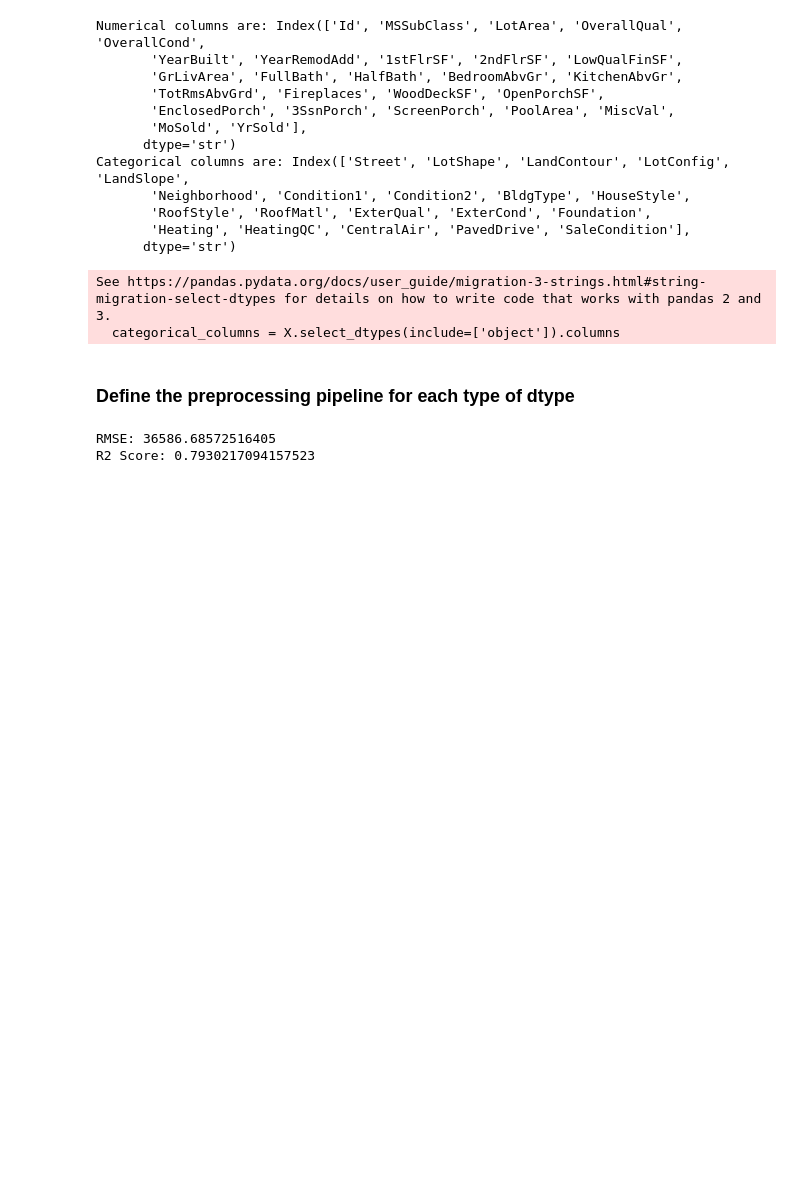
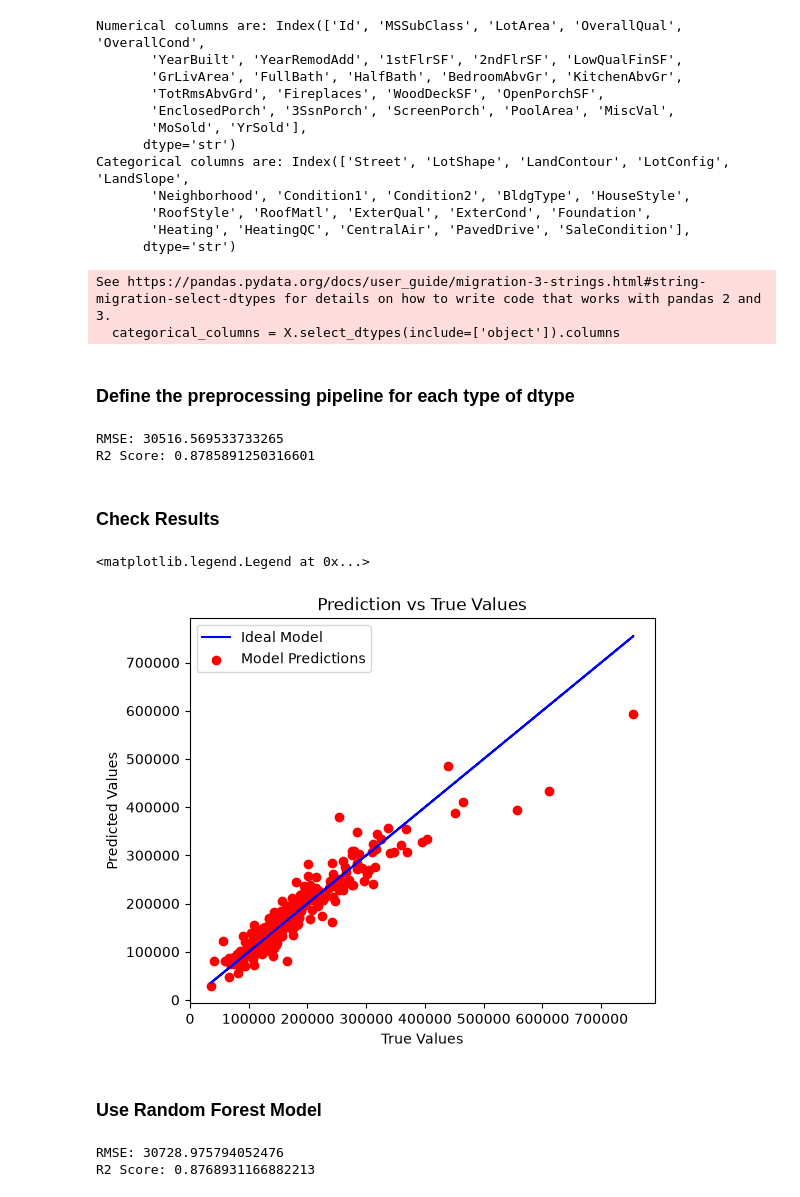
Before and after one commit to RobertMatei35/DataScienceProjects, a Jupyter notebook: Beginner/HousePriceRegression/HousePriceRegression.ipynb, the cells around one changed output. Saved outputs shown, nothing was run; the diff lists cells and outputs as text; code cells hidden in the pictures; blank space fills up the shorter version.

Commit message:
Added Random Forest and Gradient Boosting models

```diff
--- a/Beginner/HousePriceRegression/HousePriceRegression.ipynb
+++ b/Beginner/HousePriceRegression/HousePriceRegression.ipynb
@@ -224,13 +232,6 @@ See https://pandas.pydata.org/docs/user_guide/migration-3-strings.html#string-mi
 # %% [markdown]
 ### Define the preprocessing pipeline for each type of dtype
 # %%
-X_train, X_test, y_train, y_test = train_test_split(X, y, test_size=0.2, random_state=32)
-
-preprocessor = ColumnTransformer(transformers=[
-                                 ('num', StandardScaler(), numeric_columns),
-                                 ('cat', OneHotEncoder(handle_unknown='ignore'), categorical_columns)
-                                 ])
-
 linear_model = Pipeline(steps=[('preprocessor', preprocessor),
                                ('model', LinearRegression())])
 
@@ -243,5 +244,36 @@ linear_r2 = r2_score(y_test, y_hat)
 print("RMSE:", linear_rmse)
 print("R2 Score:", linear_r2)
 # %% [output]
-RMSE: 36586.68572516405
-R2 Score: 0.7930217094157523
+RMSE: 30516.569533733265
+R2 Score: 0.8785891250316601
+# %% [markdown]
+### Check Results
+# %%
+plt.figure(figsize=(6, 5))
+plt.plot(y_test, y_test, color='b', label='Ideal Model')
+plt.scatter(y_test, y_hat, c='r', label='Model Predictions')
+plt.title('Prediction vs True Values')
+plt.xlabel('True Values')
+plt.ylabel('Predicted Values')
+plt.legend()
+# %% [output]
+<matplotlib.legend.Legend at 0x...>
+[figure, added]
+# %% [markdown]
+### Use Random Forest Model
+# %%
+random_forest = Pipeline(steps = [('preprocessor', preprocessor),
+                                   ('model', RandomForestRegressor(n_estimators=200, n_jobs=-1))
+                                  ])
+
+random_forest.fit(X_train, y_train)
+y_hat = random_forest.predict(X_test)
+
+random_forest_rmse = np.sqrt(mean_squared_error(y_test, y_hat))
+random_forest_r2 = r2_score(y_test, y_hat)
+
+print(f'RMSE: {random_forest_rmse}')
+print(f'R2 Score: {random_forest_r2}')
+# %% [output]
+RMSE: 30728.975794052476
+R2 Score: 0.8768931166882213
```
Also changed, not shown: parts of 10 cells of this notebook.
